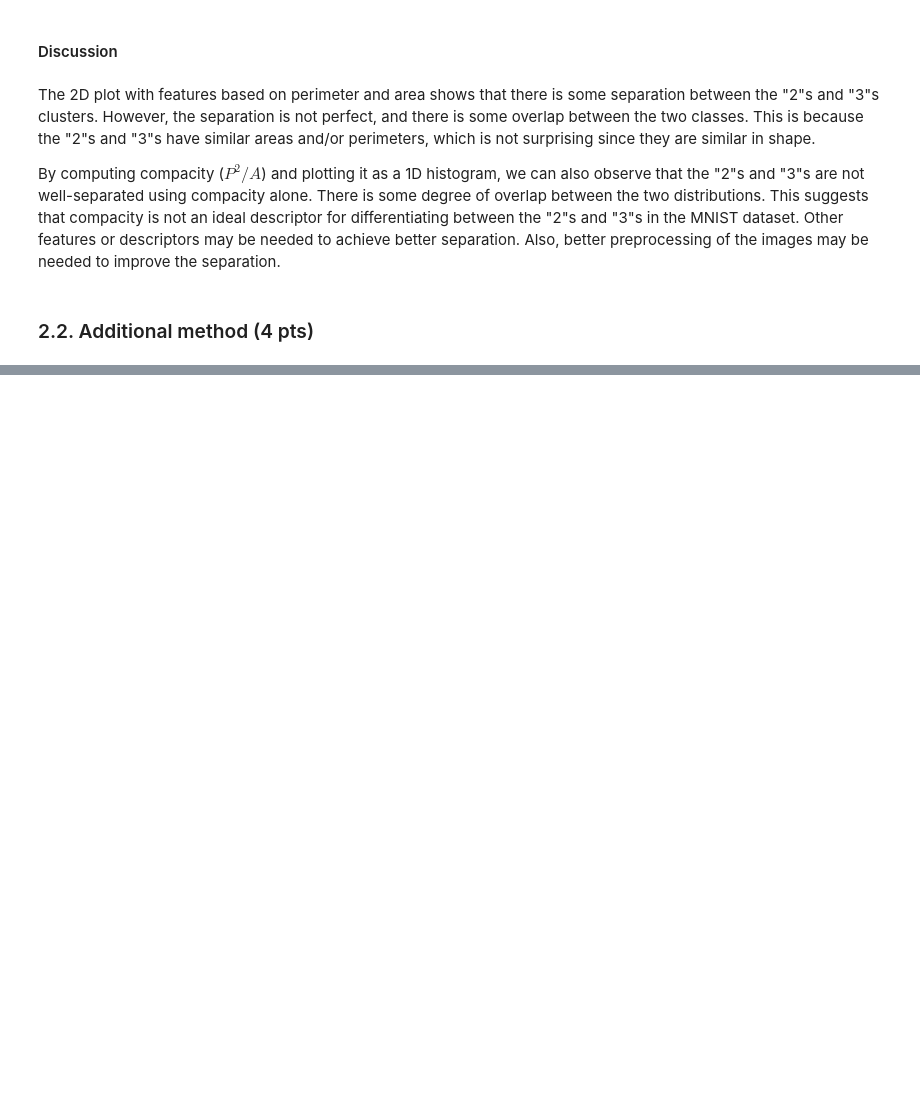
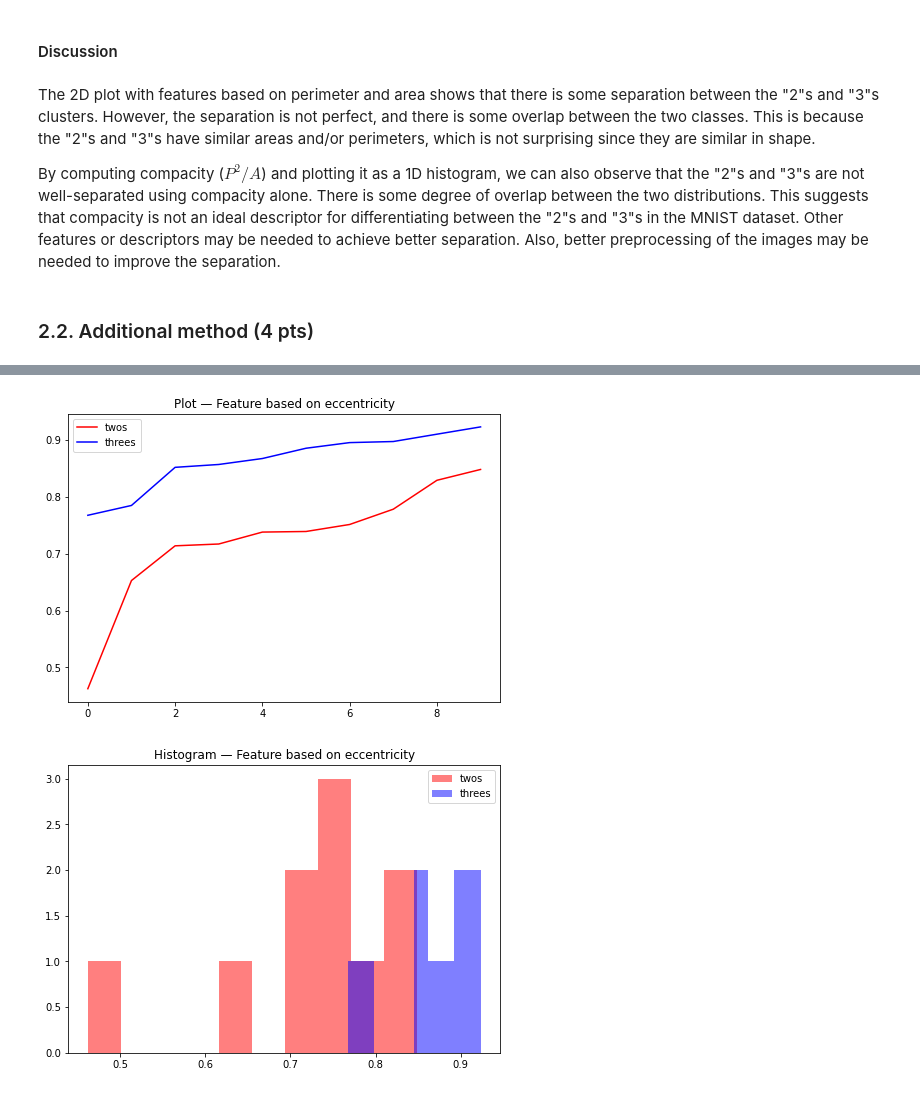
Before and after one commit to tobiasforest/iapr, a Jupyter notebook: labs/lab_02_object_description.ipynb, the cells around one changed output, grey strips where cells are left out. Drawn from its saved outputs; the diff is of its cells as text; code cells hidden in the pictures; blank space fills up the shorter version.

```diff
--- a/labs/lab_02_object_description.ipynb
+++ b/labs/lab_02_object_description.ipynb
@@ -547,0 +550,39 @@ TODO
+# %%
+def compute_feature(img, feature_type):
+    # Label the connected components in the binary image
+    labeled_image = label(img)
+
+    # Get the properties of the labeled regions
+    regions = regionprops(labeled_image)
+
+    if feature_type == 'eccentricity':
+        feature = regions[0].eccentricity
+
+    if feature_type == 'axis_length':
+        feature = regions[0].major_axis_length, regions[0].minor_axis_length
+
+    return feature
+# %%
+# TODO: Make the 1D plot of the compacity
+twos_f3 = [compute_feature(im, "eccentricity") for im in twos]
+twos_f3.sort()
+threes_f3 = [compute_feature(im, "eccentricity") for im in threes]
+threes_f3.sort()
+
+fig = plt.figure()
+ax = fig.add_axes([0, 0, 1, 1])
+ax.plot(twos_f3, color='r', label='twos', alpha=1)
+ax.plot(threes_f3, color='b', label='threes', alpha=1)
+ax.legend(loc='best')
+plt.title("Plot — Feature based on eccentricity")
+plt.show()
+fig = plt.figure()
+ax = fig.add_axes([0, 0, 1, 1])
+ax.hist(twos_f3, color='r', label='twos', alpha=0.5)
+ax.hist(threes_f3, color='b', label='threes', alpha=0.5)
+ax.legend(loc='best')
+plt.title("Histogram — Feature based on eccentricity")
+plt.show()
+# %% [output]
+[figure, added]
+[figure, added]
```
Also changed, not shown: parts of 7 cells of this notebook.
